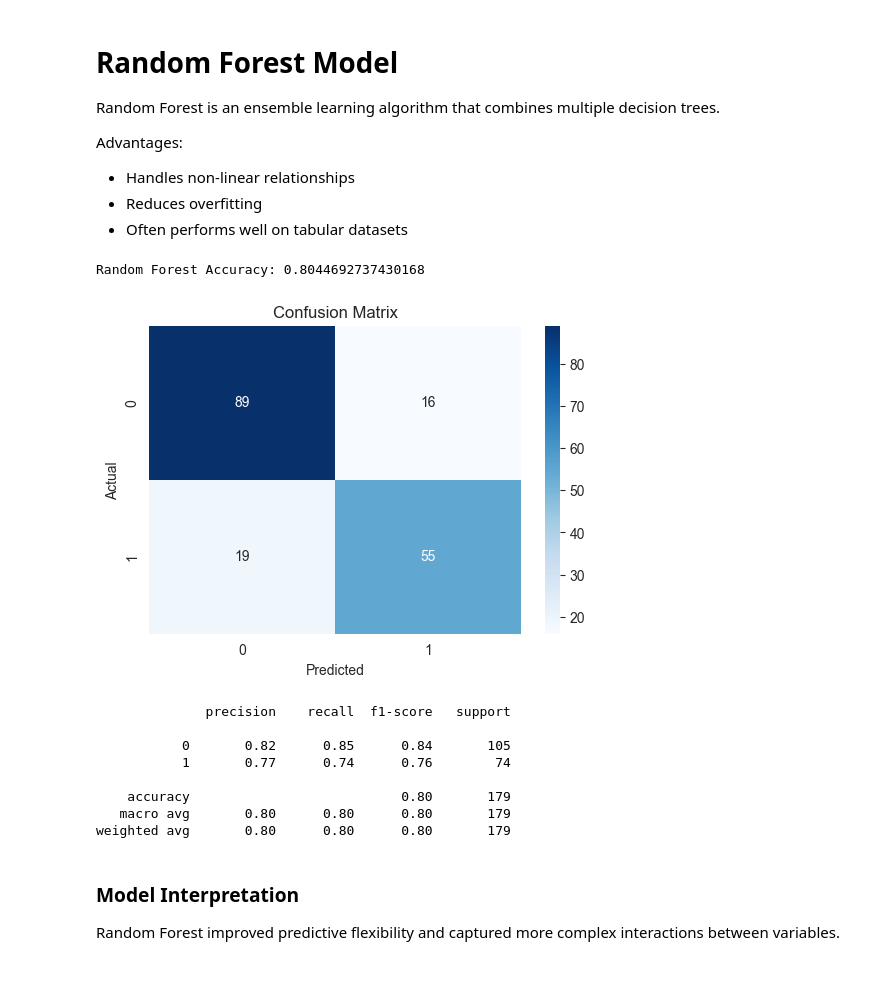
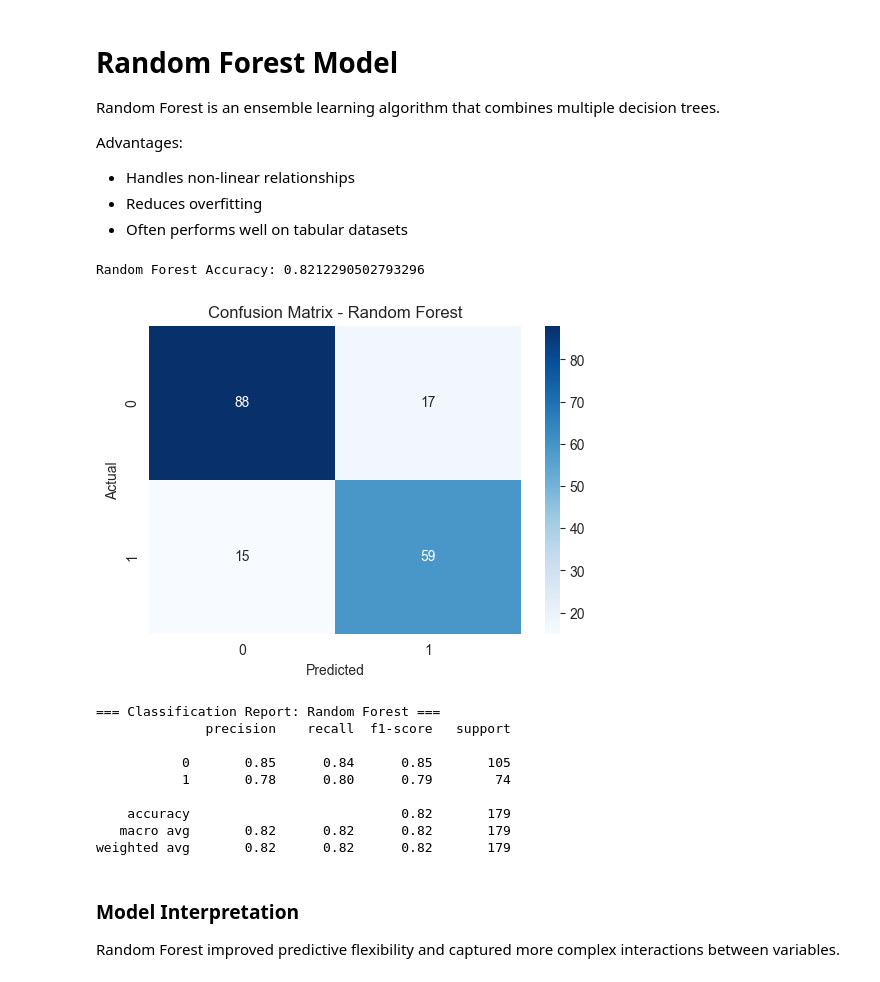
Before and after one commit to adof96/titanic-ml-project, a Jupyter notebook: notebooks/titanic_ml_pipeline.ipynb, the cells around one changed output. Cells and saved outputs as stored; diff of their text form; code cells hidden in the pictures.

Commit message:
modification in ipynb and evaluate_model

```diff
--- a/notebooks/titanic_ml_pipeline.ipynb
+++ b/notebooks/titanic_ml_pipeline.ipynb
@@ -315,21 +345,26 @@ Advantages:
 - Reduces overfitting
 - Often performs well on tabular datasets
 # %%
-rf_model, X, y_test, predictions = entrenar_random_forest(df)
+rf_model, X, rf_y_test, rf_predictions = entrenar_random_forest(df)
 # %% [output]
-Random Forest Accuracy: 0.8044692737430168
+Random Forest Accuracy: 0.8212290502793296
 # %%
-evaluar_modelo(y_test, predictions)
+evaluar_modelo(
+    rf_y_test,
+    rf_predictions,
+    model_name="Random Forest"
+)
 # %% [output]
-[figure, old version]
+[figure, new version]
+=== Classification Report: Random Forest ===
               precision    recall  f1-score   support
 
-           0       0.82      0.85      0.84       105
-           1       0.77      0.74      0.76        74
+           0       0.85      0.84      0.85       105
+           1       0.78      0.80      0.79        74
 
-    accuracy                           0.80       179
-   macro avg       0.80      0.80      0.80       179
-weighted avg       0.80      0.80      0.80       179
+    accuracy                           0.82       179
+   macro avg       0.82      0.82      0.82       179
+weighted avg       0.82      0.82      0.82       179
 # %% [markdown]
 ### Model Interpretation
 
```
Also changed, not shown: parts of 8 cells of this notebook, 1 other file.
